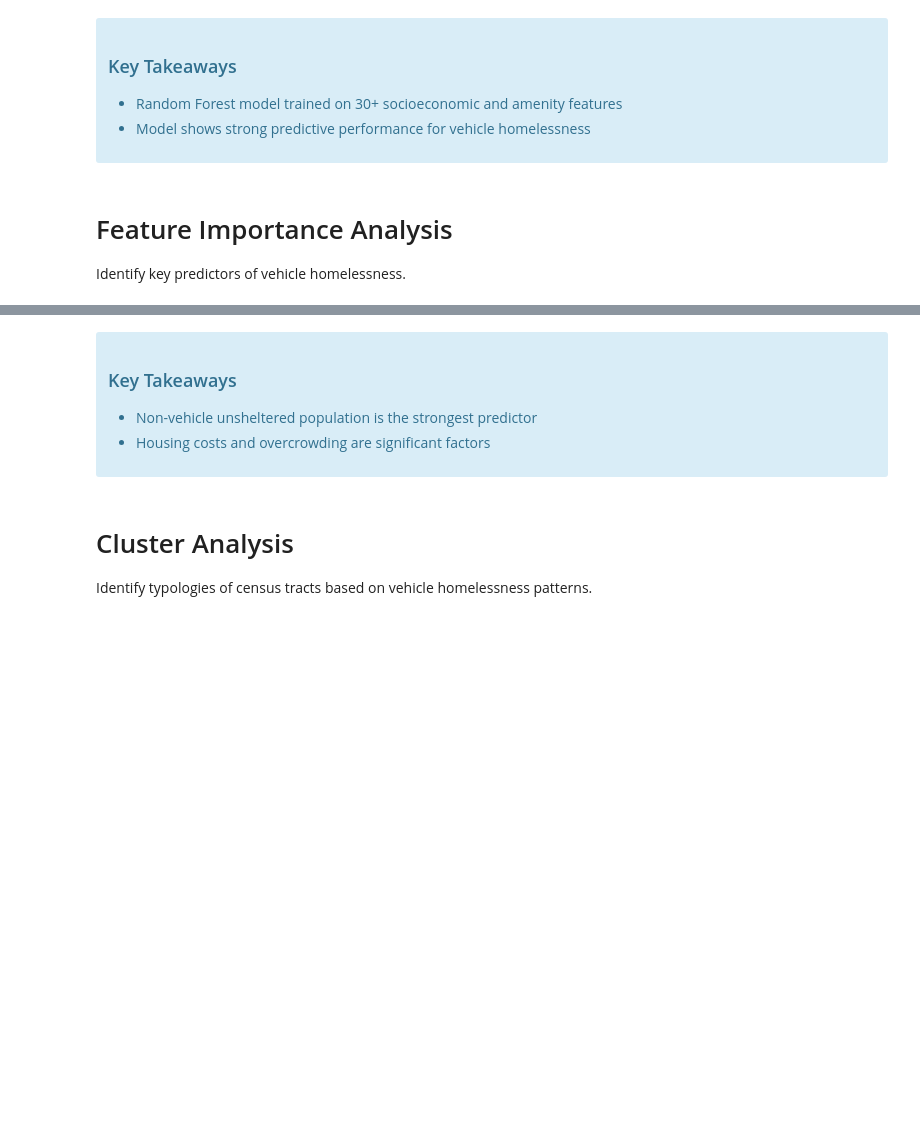
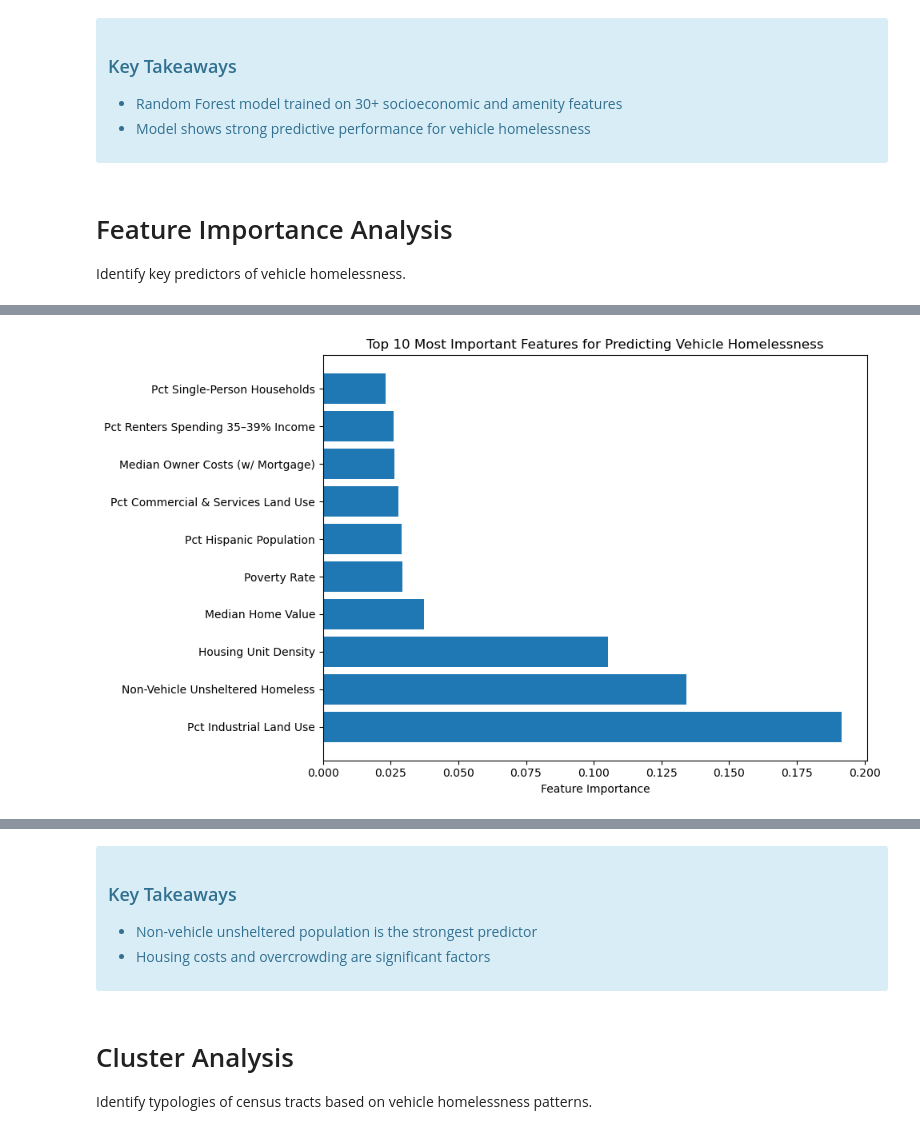
Before and after one commit to tomo-ujikawa/UP213_group, a Jupyter notebook: codebook_interim_v3.0.ipynb, the cells around one changed output, grey strips where cells are left out. Drawn from its saved outputs; the diff is of its cells as text; code cells hidden in the pictures; blank space fills up the shorter version.

```diff
--- a/codebook_interim_v3.0.ipynb
+++ b/codebook_interim_v3.0.ipynb
@@ -491,0 +481,87 @@ if 'rf' in locals():
+# %%
+# Extract and visualize feature importances
+if 'rf' in locals():
+    # Get feature importances
+    importances = rf.feature_importances_
+    feature_importance_df = pd.DataFrame({
+        'feature': X_train.columns,
+        'importance': importances
+    }).sort_values('importance', ascending=False)
+
+    # Making a dictionary to make the chart legend more legible
+    feature_name_map = {
+        'year': 'Year',
+        'pct_residential': 'Pct Residential Land Use',
+        'pct_commercial_and_services': 'Pct Commercial & Services Land Use',
+        'pct_industrial': 'Pct Industrial Land Use',
+        'pct_transportation_communications_and_utilities': 'Pct Transportation/Utilities Land Use',
+        'pct_public_facilities': 'Pct Public Facilities Land Use',
+        'pct_open_space_and_recreation': 'Pct Open Space & Recreation Land Use',
+        'pct_vacant': 'Pct Vacant Land Use',
+        'pct_water': 'Pct Water Area',
+        'pct_agriculture': 'Pct Agricultural Land Use',
+        'pct_undevelopable_or_protected_land': 'Pct Protected or Undevelopable Land',
+        'pct_landunknown': 'Pct Unknown Land Use',
+        'n_ArtsRecreation': '# Arts & Recreation Facilities',
+        'n_Education': '# Education Facilities',
+        'n_Hospitals': '# Hospitals',
+        'n_MunicipalServices': '# Municipal Services',
+        'n_PhysicalFeatures': '# Physical Barriers',
+        'n_PublicSafety': '# Public Safety Facilities',
+        'n_Transportation': '# Transportation Facilities',
+        'n_Pantry': '# Food Pantries',
+        'n_Parking': '# Parking Lots',
+        'non_vehicle_unsheltered': 'Non-Vehicle Unsheltered Homeless',
+
+        'median_home_value': 'Median Home Value',
+        'median_gross_rent': 'Median Gross Rent',
+        'median_owner_costs_mortgage': 'Median Owner Costs (w/ Mortgage)',
+
+        'gini': 'Gini Index (Income Inequality)',
+
+        'pct_rent_30_34': 'Pct Renters Spending 30–34% Income',
+        'pct_rent_35_39': 'Pct Renters Spending 35–39% Income',
+        'pct_rent_40_49': 'Pct Renters Spending 40–49% Income',
+        'pct_rent_50plus': 'Pct Renters Spending ≥50% Income',
+
+        'pct_owner_cost_30_34': 'Pct Owners Spending 30–34% Income',
+        'pct_owner_cost_35_39': 'Pct Owners Spending 35–39% Income',
+        'pct_owner_cost_40_49': 'Pct Owners Spending 40–49% Income',
+        'pct_owner_cost_50plus': 'Pct Owners Spending ≥50% Income',
+
+        'unemployment_rate': 'Unemployment Rate',
+        'poverty_rate': 'Poverty Rate',
+        'public_assistance_rate': 'Public Assistance Rate',
+        'hud_rate': 'HUD-Assisted Households Rate',
+        'oldhouses_rate': 'Pct of Housing Built Before 1980',
+        'hispanic_rate': 'Pct Hispanic Population',
+        'imigration_rate': 'Pct Foreign-Born Population',
+        '1phouseholds_rate': 'Pct Single-Person Households',
+        'over65_rate': 'Pct Population Over 65',
+        'under18_rate': 'Pct Population Under 18',
+        'overcrowded_rate': 'Pct Overcrowded Households',
+        'housing_density': 'Housing Unit Density',
+    }
+    feature_importance_df['feature_readable'] = feature_importance_df['feature'].map(feature_name_map)
+
+    # Plot top 10 features
+    fig, ax = plt.subplots(figsize=(10, 6))
+    top_features = feature_importance_df.head(10)
+    ax.barh(top_features['feature_readable'], top_features['importance'])
+    ax.set_xlabel('Feature Importance')
+    ax.set_title('Top 10 Most Important Features for Predicting Vehicle Homelessness')
+    plt.tight_layout()
+    plt.show()
+
+    # Partial dependence plots for top 3 features
+    top_3_features = feature_importance_df.head(3)['feature'].tolist()
+    fig, axes = plt.subplots(1, 3, figsize=(15, 4))
+    PartialDependenceDisplay.from_estimator(
+        rf, X_test, top_3_features, ax=axes
+    )
+    readable_names = [feature_name_map.get(f, f) for f in top_3_features]
+    plt.suptitle('Partial Dependence of Top 3 Features')
+    plt.tight_layout()
+    plt.show()
+# %% [output]
+[figure, added]
```
Also changed, not shown: parts of 10 cells of this notebook, 5 other files.
